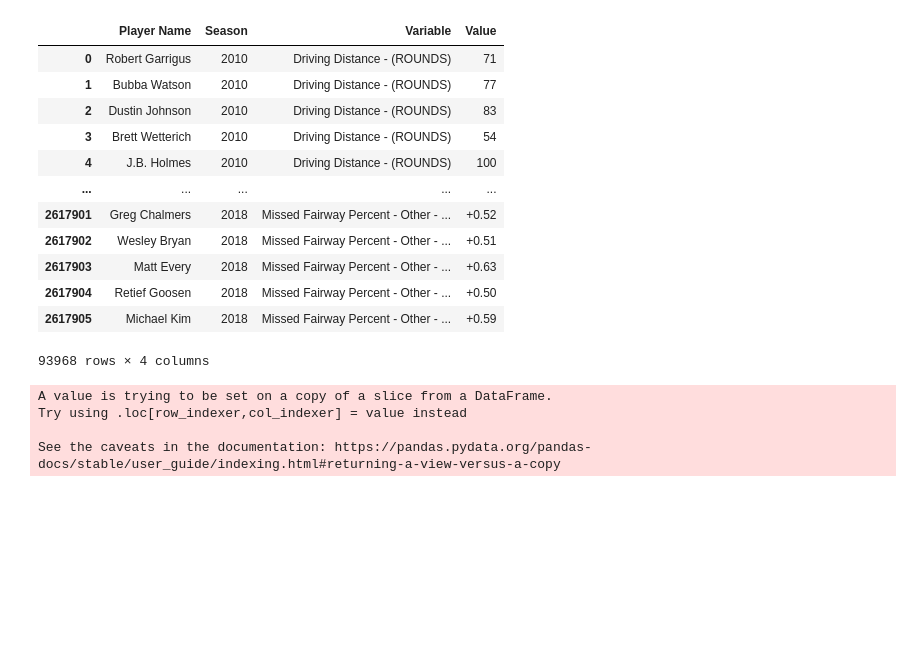
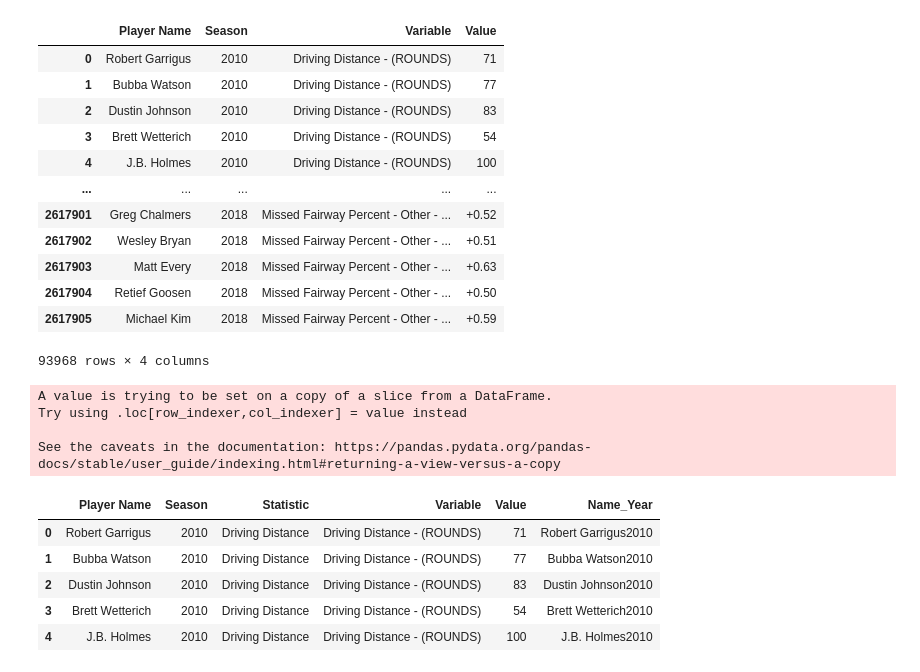
Before and after one commit to robertworkbuckley/DS-Unit-2-Applied-Modeling, a Jupyter notebook: module1-define-ml-problems/LS_DS_231_assignment.ipynb, the cells around one changed output. Saved outputs shown, nothing was run; the diff lists cells and outputs as text; code cells hidden in the pictures; blank space fills up the shorter version.

```diff
--- a/module1-define-ml-problems/LS_DS_231_assignment.ipynb
+++ b/module1-define-ml-problems/LS_DS_231_assignment.ipynb
@@ -34,7 +34,7 @@ Some students worry, ***what if my model isn't “good”?*** Then, [produce a d
 # %%
 import pandas as pd
 # %%
-df = pd.read_csv('/Users/robertbuckley/repos/DS-Unit-2-Applied-Modeling/PGA_Data_Historical.csv')
+df = pd.read_csv('/Users/robertbuckley/repos/DS-Unit-2-Applied-Modeling/module2-wrangle-ml-datasets/PGA_Data_Historical.csv')
 # %%
 df.head()
 # %% [output]
@@ -275,3 +288,12 @@ A value is trying to be set on a copy of a slice from a DataFrame.
 Try using .loc[row_indexer,col_indexer] = value instead
 
 See the caveats in the documentation: https://pandas.pydata.org/pandas-docs/stable/user_guide/indexing.html#returning-a-view-versus-a-copy
+# %%
+testdriving.head()
+# %% [output]
+|  | Player Name | Season | Statistic | Variable | Value | Name_Year |
+| 0 | Robert Garrigus | 2010 | Driving Distance | Driving Distance - (ROUNDS) | 71 | Robert Garrigus2010 |
+| 1 | Bubba Watson | 2010 | Driving Distance | Driving Distance - (ROUNDS) | 77 | Bubba Watson2010 |
+| 2 | Dustin Johnson | 2010 | Driving Distance | Driving Distance - (ROUNDS) | 83 | Dustin Johnson2010 |
+| 3 | Brett Wetterich | 2010 | Driving Distance | Driving Distance - (ROUNDS) | 54 | Brett Wetterich2010 |
+| 4 | J.B. Holmes | 2010 | Driving Distance | Driving Distance - (ROUNDS) | 100 | J.B. Holmes2010 |
```
Also changed, not shown: parts of 6 cells of this notebook, 4 other files.
